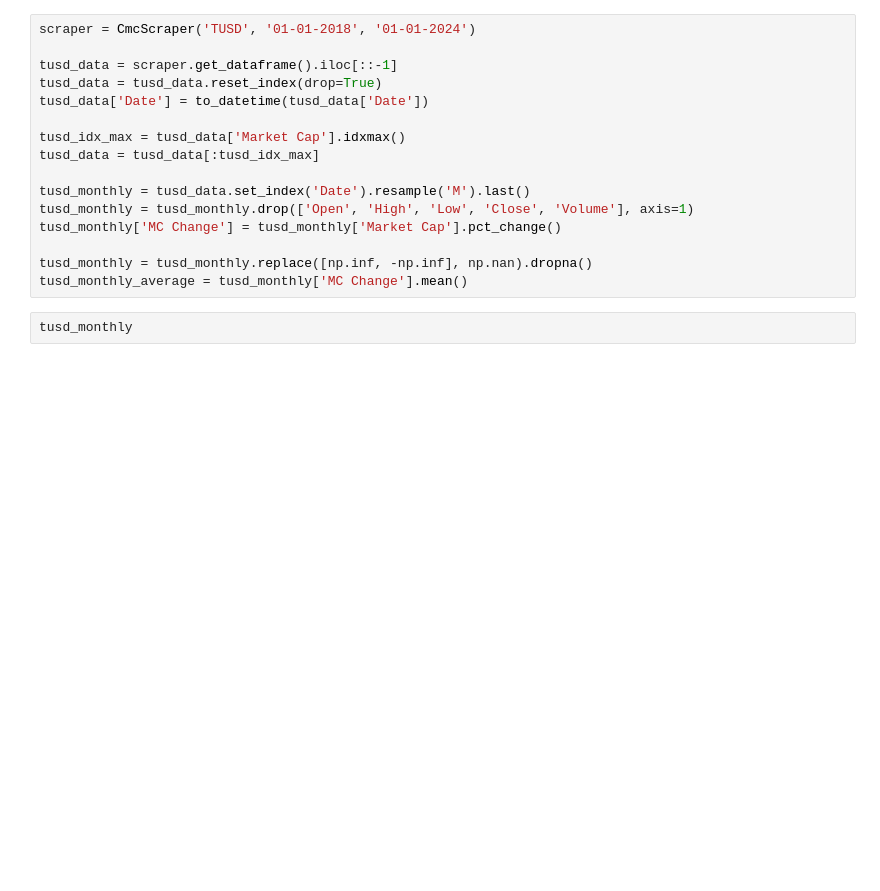
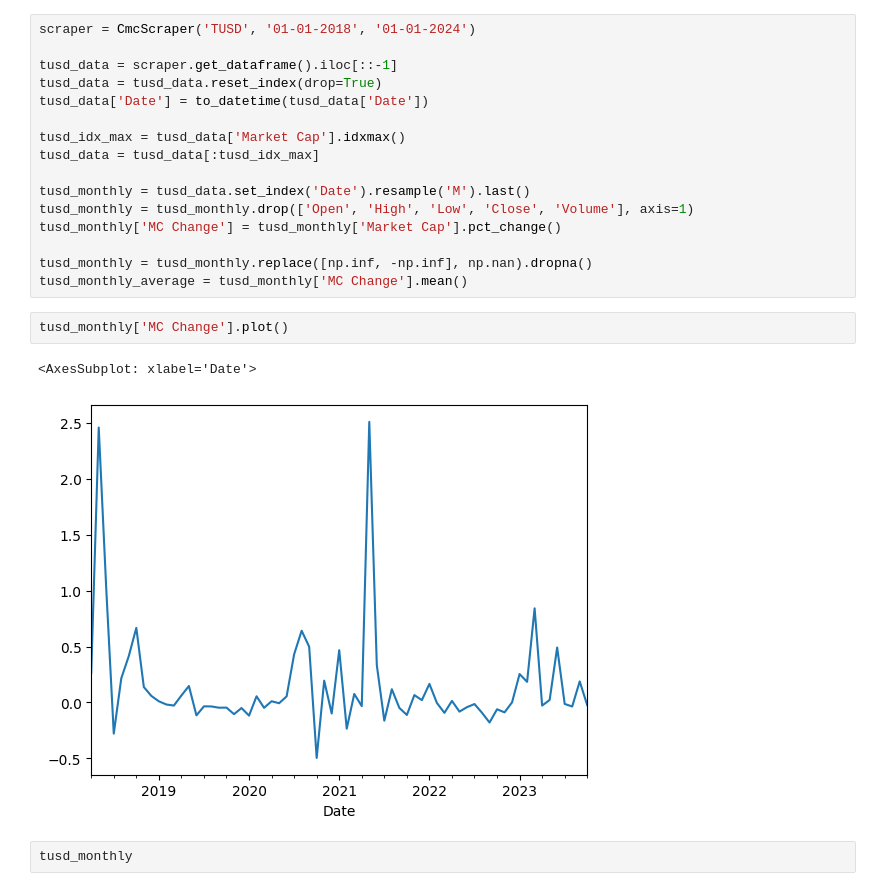
Before and after one commit to immortal16/OpenDeltaDeliverables, a Jupyter notebook: stablecoins.ipynb, the cells around one changed output. Cells and saved outputs as stored; diff of their text form; blank space fills up the shorter version.

```diff
--- a/stablecoins.ipynb
+++ b/stablecoins.ipynb
@@ -21,6 +21,11 @@ tusd_monthly['MC Change'] = tusd_monthly['Market Cap'].pct_change()
 
 tusd_monthly = tusd_monthly.replace([np.inf, -np.inf], np.nan).dropna()
 tusd_monthly_average = tusd_monthly['MC Change'].mean()
+# %%
+tusd_monthly['MC Change'].plot()
+# %% [output]
+<AxesSubplot: xlabel='Date'>
+[figure, added]
 # %%
 tusd_monthly
 # %% [output]
```
Also changed, not shown: parts of 4 cells of this notebook.
